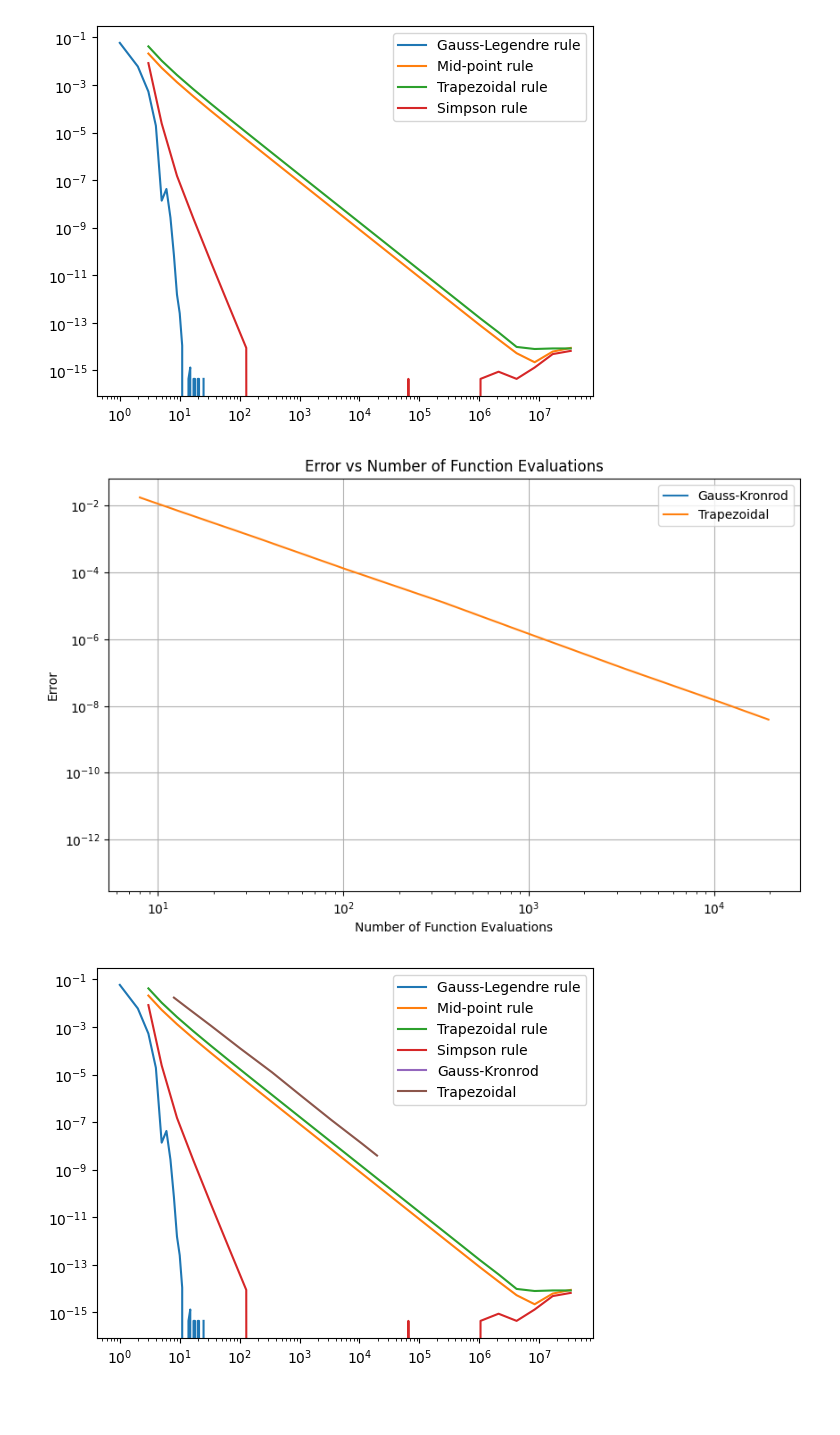
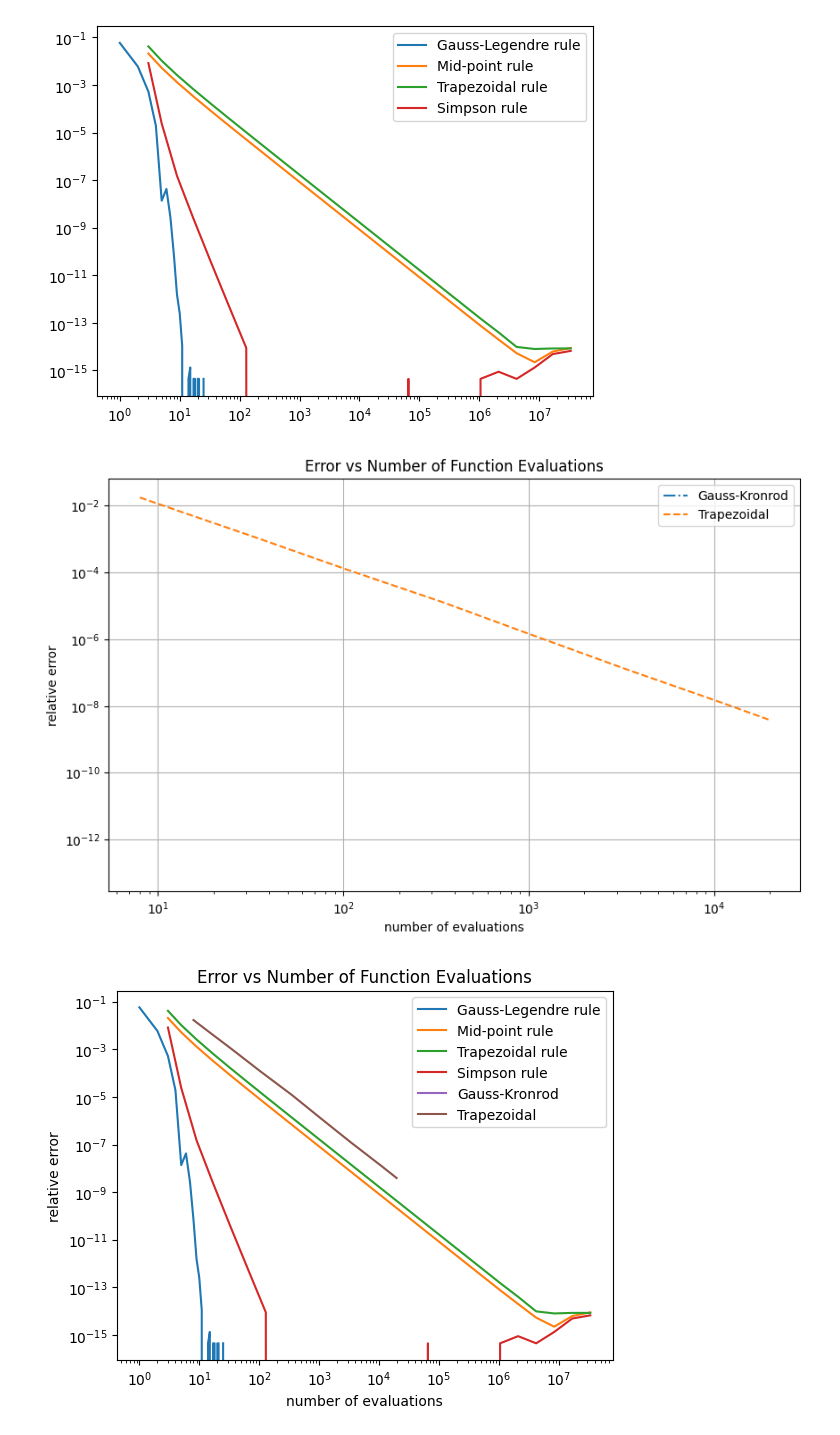
Before and after one commit to Fisieekk/MOwNiT, a Jupyter notebook: Lab7/1.ipynb, the cells around one changed output. Cells and saved outputs as stored; diff of their text form; code cells hidden in the pictures; blank space fills up the shorter version.

```diff
--- a/Lab7/1.ipynb
+++ b/Lab7/1.ipynb
@@ -126,29 +126,32 @@ def integrator_f1_f2(f):
 errors_gk1, evaluations_gk1, errors_trap1, evaluations_trap1 = integrator_f1_f2(f1)
 x=np.arange(15)
 plt.figure(figsize=(10, 6))
-plt.loglog(evaluations_gk1, errors_gk1, label='Gauss-Kronrod')
-plt.loglog(evaluations_trap1, errors_trap1, label='Trapezoidal')
-plt.xlabel('Number of Function Evaluations')
-plt.ylabel('Error')
+plt.loglog(evaluations_gk1, errors_gk1, label='Gauss-Kronrod', ls="-.")
+plt.loglog(evaluations_trap1, errors_trap1, label='Trapezoidal', ls="--")
+plt.xlabel('number of evaluations')
+plt.ylabel('relative error')
 plt.title('Error vs Number of Function Evaluations')
 plt.legend()
 plt.grid(True)
 plt.show()
 # %% [output]
-[figure, old version]
+[figure, new version]
 # %%
 plt.plot(range(1,m+1), gauss_legendre_errors, label='Gauss-Legendre rule')
 plt.plot(n, mid_point_errors, label='Mid-point rule')
 plt.plot(n, trapezoidal_errors, label='Trapezoidal rule')
 plt.plot(n, simpson_errors, label='Simpson rule')
 plt.loglog(evaluations_gk1, errors_gk1, label='Gauss-Kronrod')
 plt.loglog(evaluations_trap1, errors_trap1, label='Trapezoidal')
 plt.yscale('log')
 plt.xscale('log')
+plt.title('Error vs Number of Function Evaluations')
+plt.xlabel("number of evaluations")
+plt.ylabel("relative error")
 plt.legend()
 plt.show()
 # %% [output]
-[figure, old version]
+[figure, new version]
 # %%
 
 errors_gk2, evaluations_gk2, errors_trap2, evaluations_trap2 = integrator_f1_f2(f2)
```
Also changed, not shown: parts of 2 cells of this notebook.
